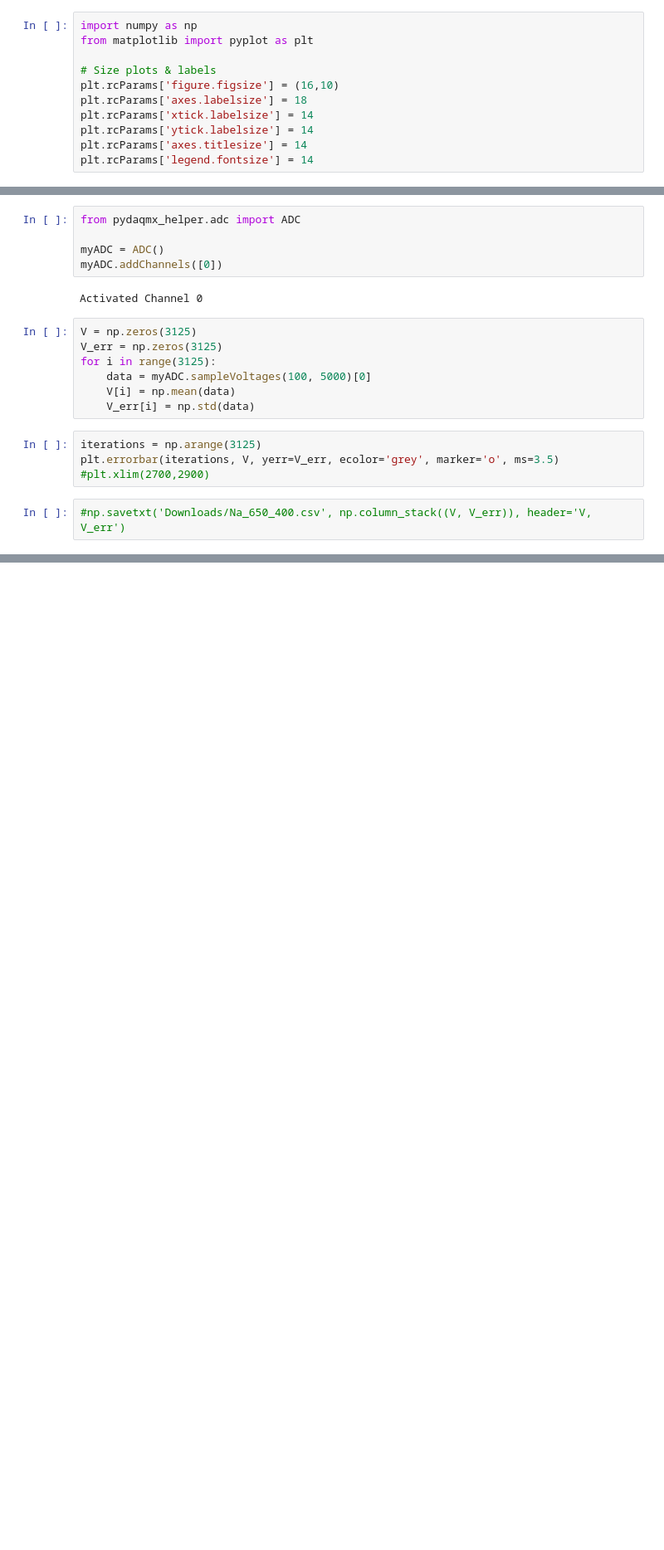
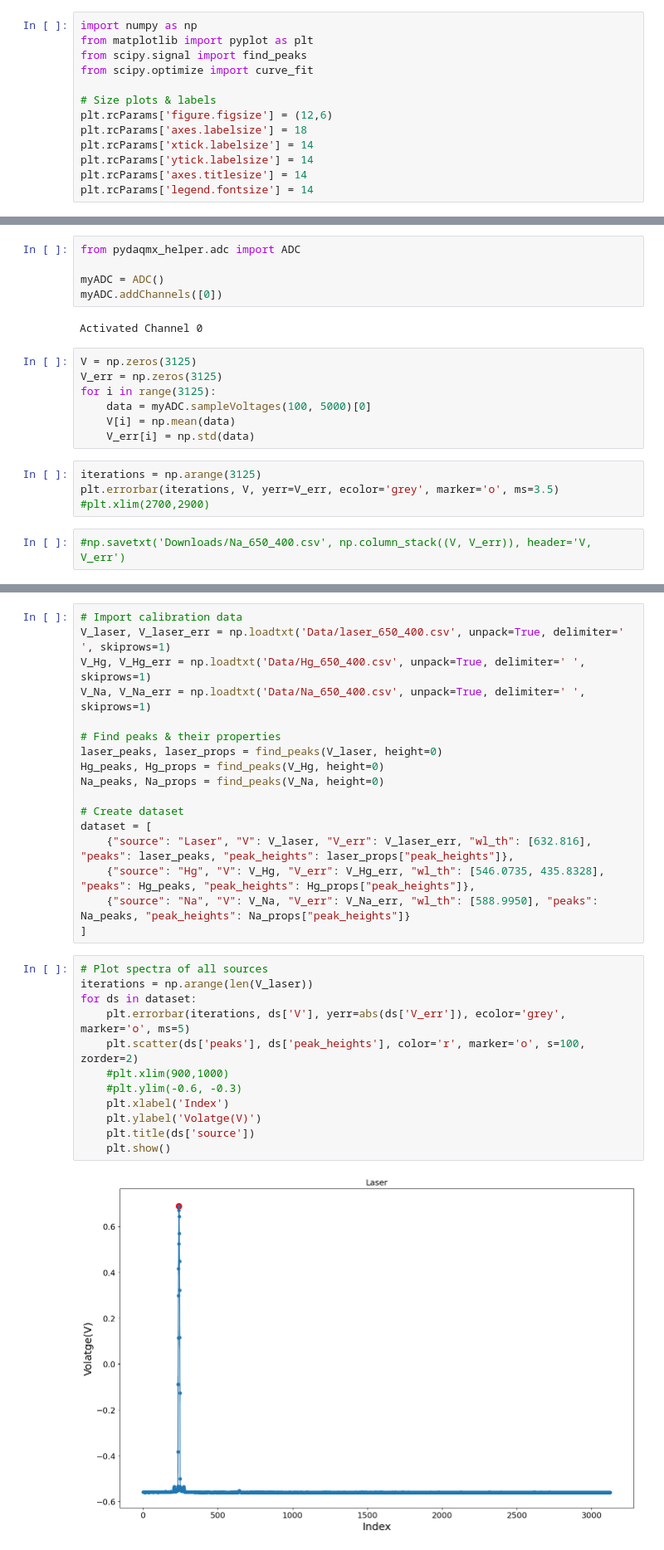
Before and after one commit to javirgv/Iodinic-Spectrometer-Experiment, a Jupyter notebook: JaviRoca_IodineSpectrometer.ipynb, the cells around one changed output, grey strips where cells are left out. Shown: that part at 83% size. Saved outputs shown, nothing was run; the diff lists cells and outputs as text; blank space fills up the shorter version.

Commit message:
Analysed calibrated data and set it up for more comples and full calibration in the future

```diff
--- a/JaviRoca_IodineSpectrometer.ipynb
+++ b/JaviRoca_IodineSpectrometer.ipynb
@@ -1,9 +1,11 @@
 # %%
 import numpy as np
 from matplotlib import pyplot as plt
+from scipy.signal import find_peaks
+from scipy.optimize import curve_fit
 
 # Size plots & labels
-plt.rcParams['figure.figsize'] = (16,10)
+plt.rcParams['figure.figsize'] = (12,6)
 plt.rcParams['axes.labelsize'] = 18
 plt.rcParams['xtick.labelsize'] = 14
 plt.rcParams['ytick.labelsize'] = 14
@@ -31,0 +38,31 @@ plt.errorbar(iterations, V, yerr=V_err, ecolor='grey', marker='o', ms=3.5)
+# %%
+# Import calibration data
+V_laser, V_laser_err = np.loadtxt('Data/laser_650_400.csv', unpack=True, delimiter=' ', skiprows=1)
+V_Hg, V_Hg_err = np.loadtxt('Data/Hg_650_400.csv', unpack=True, delimiter=' ', skiprows=1)
+V_Na, V_Na_err = np.loadtxt('Data/Na_650_400.csv', unpack=True, delimiter=' ', skiprows=1)
+
+# Find peaks & their properties
+laser_peaks, laser_props = find_peaks(V_laser, height=0)
+Hg_peaks, Hg_props = find_peaks(V_Hg, height=0)
+Na_peaks, Na_props = find_peaks(V_Na, height=0)
+
+# Create dataset
+dataset = [
+    {"source": "Laser", "V": V_laser, "V_err": V_laser_err, "wl_th": [632.816], "peaks": laser_peaks, "peak_heights": laser_props["peak_heights"]},
+    {"source": "Hg", "V": V_Hg, "V_err": V_Hg_err, "wl_th": [546.0735, 435.8328], "peaks": Hg_peaks, "peak_heights": Hg_props["peak_heights"]},
+    {"source": "Na", "V": V_Na, "V_err": V_Na_err, "wl_th": [588.9950], "peaks": Na_peaks, "peak_heights": Na_props["peak_heights"]}
+]
+# %%
+# Plot spectra of all sources
+iterations = np.arange(len(V_laser))
+for ds in dataset:
+    plt.errorbar(iterations, ds['V'], yerr=abs(ds['V_err']), ecolor='grey', marker='o', ms=5)
+    plt.scatter(ds['peaks'], ds['peak_heights'], color='r', marker='o', s=100, zorder=2)
+    #plt.xlim(900,1000)
+    #plt.ylim(-0.6, -0.3)
+    plt.xlabel('Index')
+    plt.ylabel('Volatge(V)')
+    plt.title(ds['source'])
+    plt.show()
+# %% [output]
+[figure, added]
```
Also changed, not shown: parts of 6 cells of this notebook.
